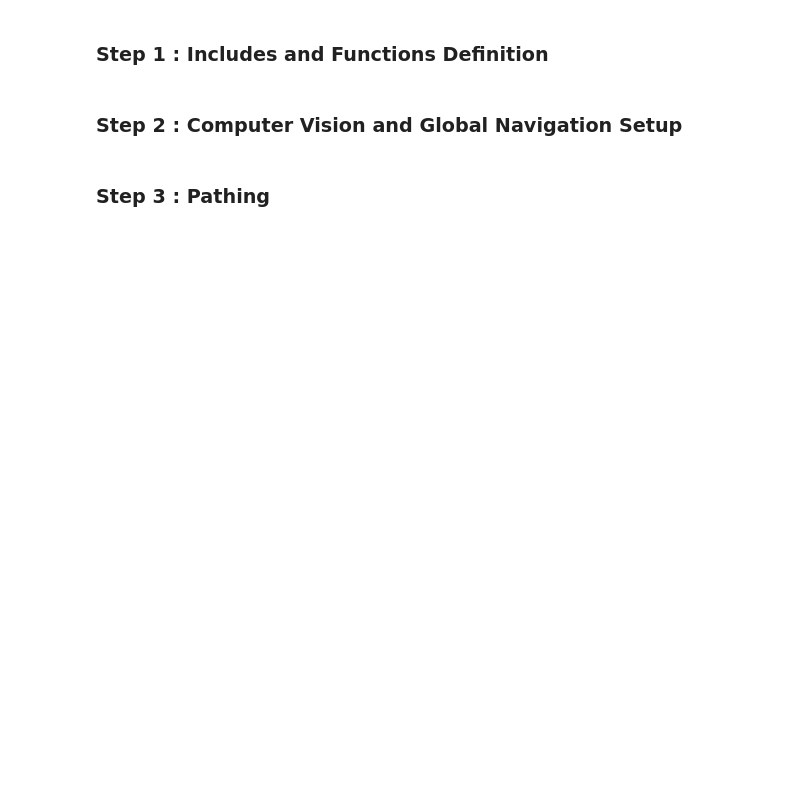
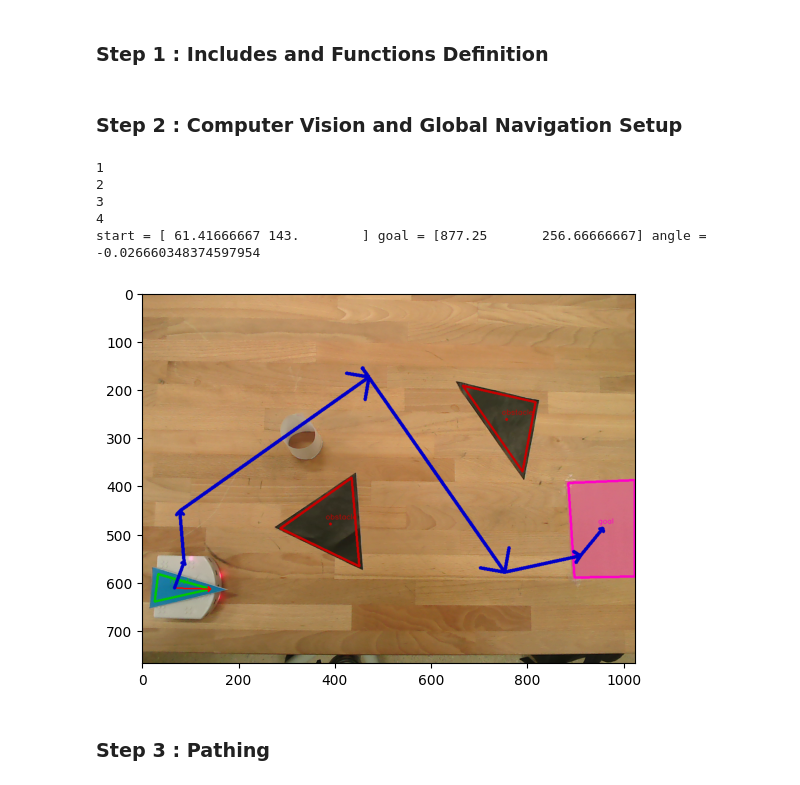
Before and after one commit to jsilveira1409/MICRO-452-Basics-of-mobile-robotics, a Jupyter notebook: Final/Report.ipynb, the cells around one changed output. Drawn from its saved outputs; the diff is of its cells as text; code cells hidden in the pictures; blank space fills up the shorter version.

```diff
--- a/Final/Report.ipynb
+++ b/Final/Report.ipynb
@@ -576,35 +598,43 @@ def pathing (video_capture, path, x0, y0, theta0):
 # %% [markdown]
 ### Step 2 : Computer Vision and Global Navigation Setup
 # %%
+motors(0,0)
 video_capture = cv2.VideoCapture(0,cv2.CAP_DSHOW)
 cv_successful, obst, robot, goal, frame = cv_start(video_capture, show_image= True, exposure=-7)
 
 plt.imshow(cv2.cvtColor(frame, cv2.COLOR_BGR2RGB))
 obst = format_contour(obst)
 
 if cv_successful:
     start = np.array([robot[0], robot[1]])
     goal = np.array([goal[0], goal[1]])
     path = compute_shortest_path(obst, start, goal)
     path = np.rint(path).astype(int)
     frame = draw_path(frame, path)
 
     metric_path = np.zeros(np.shape(path))
 
     # invert y axis
     for i in range(len(path)):
         path[i] = invert_coordinates(path[i])
     metric_start = invert_coordinates(start)
     metric_goal = invert_coordinates(goal)
 
     # change to metric
 
     for i in range(len(path)):
         metric_path[i] = pixel_to_metric(path[i])
     metric_start = pixel_to_metric(metric_start)
     metric_goal = pixel_to_metric(metric_goal)
 
 
     print('start =', metric_start, 'goal =', metric_goal, 'angle =', -robot[2])
 
     plt.imshow(cv2.cvtColor(frame, cv2.COLOR_BGR2RGB))
+# %% [output]
+1
+2
+3
+4
+start = [ 61.41666667 143.        ] goal = [877.25       256.66666667] angle = -0.026660348374597954
+[figure, added]
```
Also changed, not shown: parts of 5 cells of this notebook, 16 other files.
